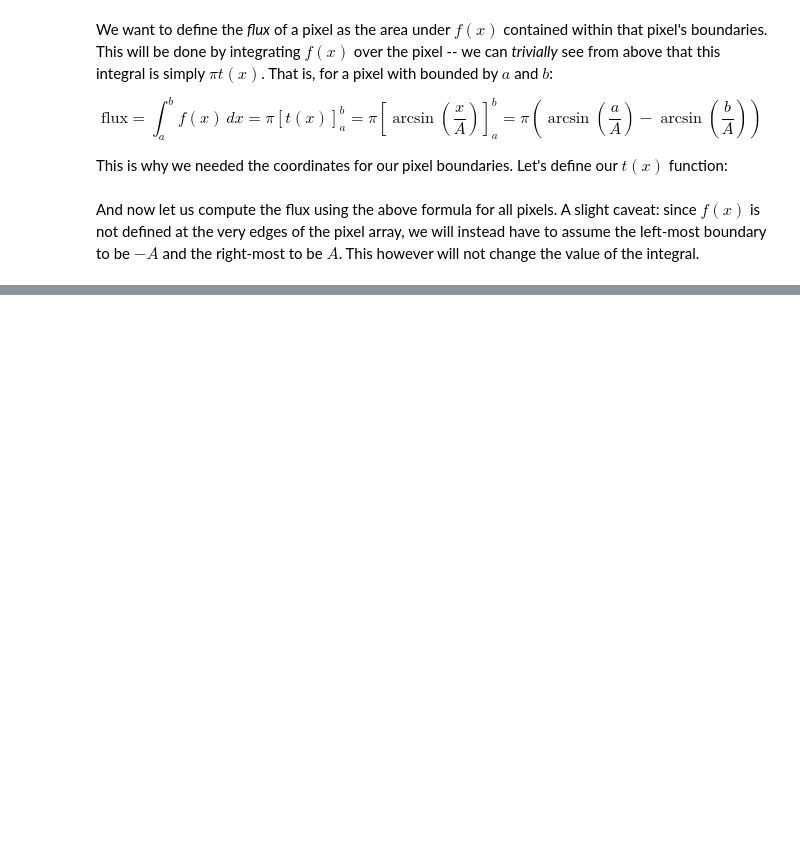
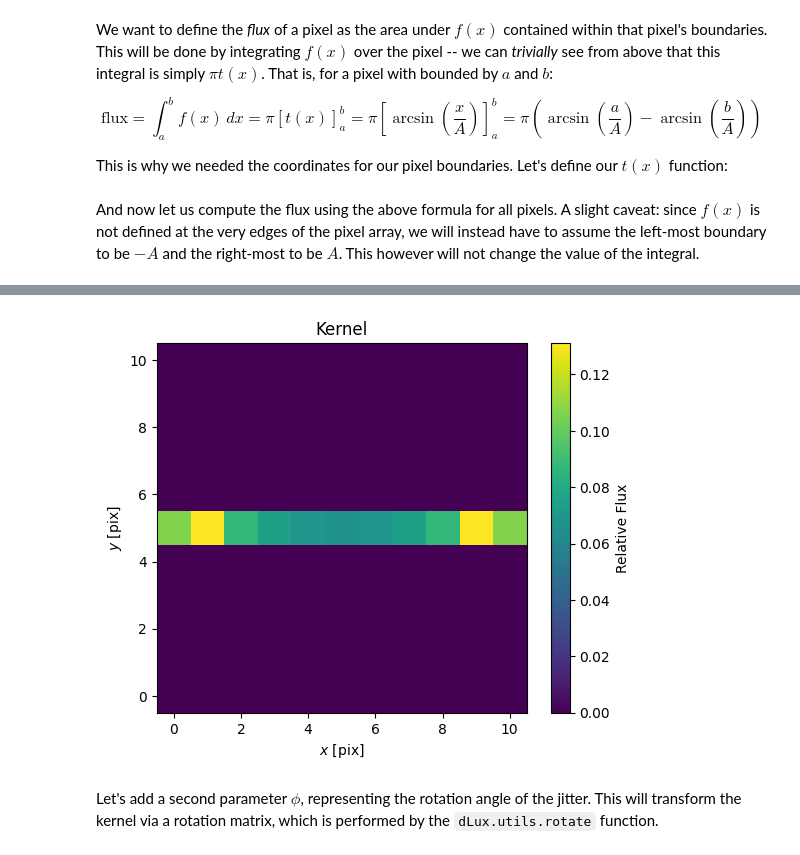
Before and after one commit to maxecharles/toliman-phd, a Jupyter notebook: SHM_jitter.ipynb, the cells around one changed output, grey strips where cells are left out. Drawn from its saved outputs; the diff is of its cells as text; code cells hidden in the pictures; blank space fills up the shorter version.

```diff
--- a/SHM_jitter.ipynb
+++ b/SHM_jitter.ipynb
@@ -135,0 +153,18 @@ plt.show()
+# %%
+zero_pad = jnp.zeros(shape=(len(fluxes)//2, len(fluxes)))
+kernel = jnp.vstack((zero_pad, fluxes, zero_pad))
+kernel = kernel / jnp.sum(kernel)  # normalising the kernel
+# %%
+fig, ax = plt.subplots()
+c = ax.imshow(kernel, cmap='viridis')
+ax.set(
+    title="Kernel",
+    xlabel='$x$ [pix]',
+    ylabel='$y$ [pix]',
+)
+fig.colorbar(c, label='Relative Flux')
+plt.show()
+# %% [output]
+[figure, added]
+# %% [markdown]
+Let's add a second parameter $\phi$, representing the rotation angle of the jitter. This will transform the kernel via a rotation matrix, which is performed by the `dLux.utils.rotate` function.
```
Also changed, not shown: parts of 19 cells of this notebook.
